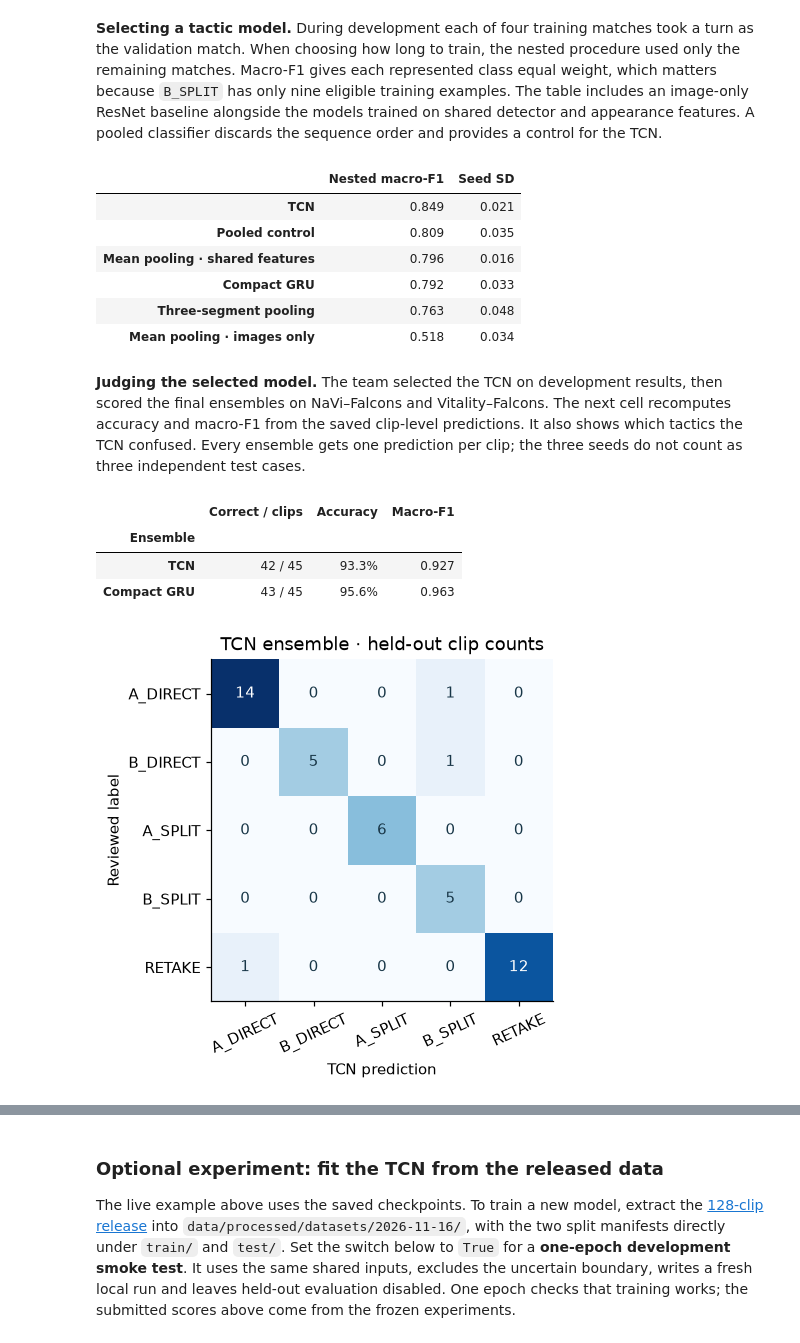
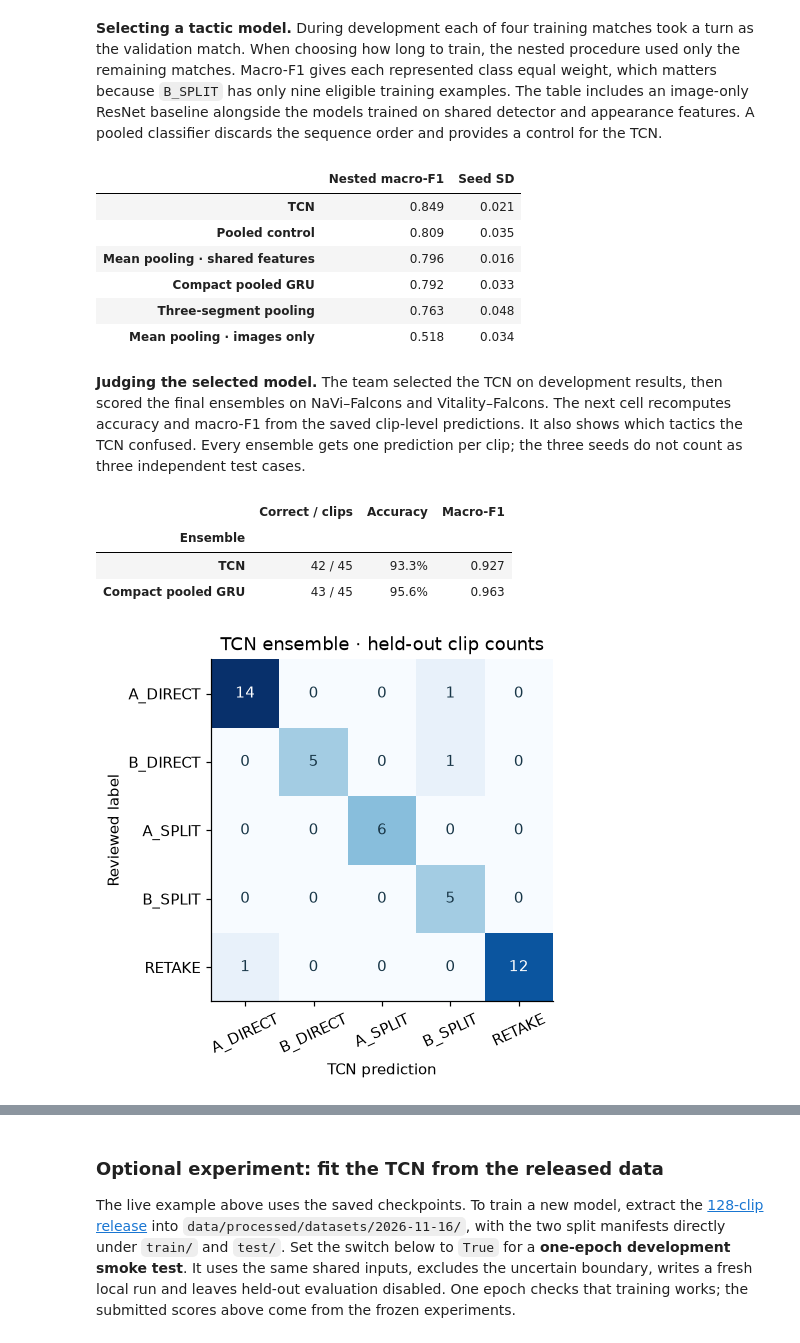
Before and after one commit to FraggyVz/CV-DL, a Jupyter notebook: notebooks/stratscout-showcase.ipynb, the cells around one changed output, grey strips where cells are left out. Cells and saved outputs as stored; diff of their text form; code cells hidden in the pictures.

```diff
--- a/notebooks/stratscout-showcase.ipynb
+++ b/notebooks/stratscout-showcase.ipynb
@@ -219,7 +219,7 @@ TCN: 104 inputs per step; block dilations [1, 2, 4, 8, 16]; receptive field up t
 GRU: 8 projected features + 2 time values per step; 16 hidden units. Mean and maximum states give 32 classifier inputs.
 # %%
 predictions = result["predictions"]
-model_names = {"tcn": "TCN", "gru": "Compact GRU"}
+model_names = {"tcn": "TCN", "gru": "Compact pooled GRU"}
 scores = pd.DataFrame({name: predictions[key]["probabilities"] for key, name in model_names.items()})
 scores = scores.reindex(TACTIC_CLASSES)
 human_label = index.set_index("clip_id").at[clip.stem, "label"]
@@ -263,22 +263,22 @@ display(pd.DataFrame(rows).set_index("Team"))
 # %%
 nested_tcn = read_json(runs / "tactic-tcn-clipdata-nested-20261120/summary.json")["models"]
 image_baseline = read_json(runs / "tactic-temporal-20261116/mean/summary.json")["model"]["macro_f1"]
 validation = {"Mean pooling · images only": (image_baseline["mean"], image_baseline["std"])}
 for key, name in [("tcn", "TCN"), ("control", "Pooled control")]:
     item = nested_tcn[key]
     validation[name] = (item["nested_macro_f1_mean_over_seeds"], item["nested_macro_f1_seed_sd"])
-for folder, name in [("gru", "Compact GRU"), ("mean", "Mean pooling · shared features"), ("thirds", "Three-segment pooling")]:
+for folder, name in [("gru", "Compact pooled GRU"), ("mean", "Mean pooling · shared features"), ("thirds", "Three-segment pooling")]:
     item = read_json(runs / "tactic-clipdata-nested-20261120" / folder / "summary.json")
     metric = item["model"]["macro_f1"]
     validation[name] = (metric["mean"], metric["std"])
 dev = pd.DataFrame.from_dict(validation, orient="index", columns=["Nested macro-F1", "Seed SD"])
 display(dev.sort_values("Nested macro-F1", ascending=False).round(3))
 # %% [output]
 |  | Nested macro-F1 | Seed SD |
 | TCN | 0.849 | 0.021 |
 | Pooled control | 0.809 | 0.035 |
 | Mean pooling · shared features | 0.796 | 0.016 |
-| Compact GRU | 0.792 | 0.033 |
+| Compact pooled GRU | 0.792 | 0.033 |
 | Three-segment pooling | 0.763 | 0.048 |
 | Mean pooling · images only | 0.518 | 0.034 |
 # %% [markdown]
@@ -290,7 +290,7 @@ reference = eligible.loc[eligible["split"].eq("test")].set_index("clip_id")["lab
 class_number = {label: i for i, label in enumerate(TACTIC_CLASSES)}
 test_results = {}
 summary = []
-for name, records in [("TCN", tcn_rows), ("Compact GRU", gru_rows)]:
+for name, records in [("TCN", tcn_rows), ("Compact pooled GRU", gru_rows)]:
     scored = records.set_index("clip_id").sort_index()
     if not scored.index.is_unique or not scored["true"].equals(reference):
         raise ValueError(f"{name} test records disagree with the held-out clip index.")
@@ -315,6 +315,6 @@ plt.show()
 |  | Correct / clips | Accuracy | Macro-F1 |
 | Ensemble |  |  |  |
 | TCN | 42 / 45 | 93.3% | 0.927 |
-| Compact GRU | 43 / 45 | 95.6% | 0.963 |
+| Compact pooled GRU | 43 / 45 | 95.6% | 0.963 |
 [figure]
 # %% [markdown]
```
Also changed, not shown: parts of 2 cells of this notebook.
